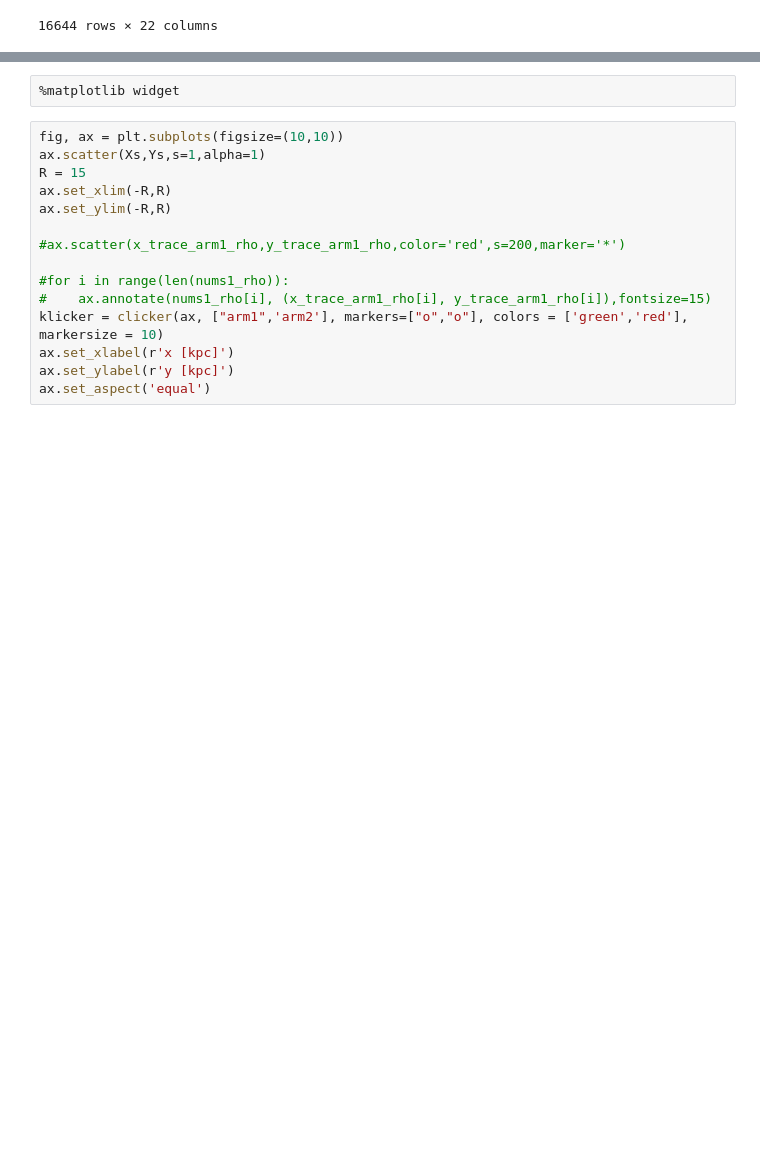
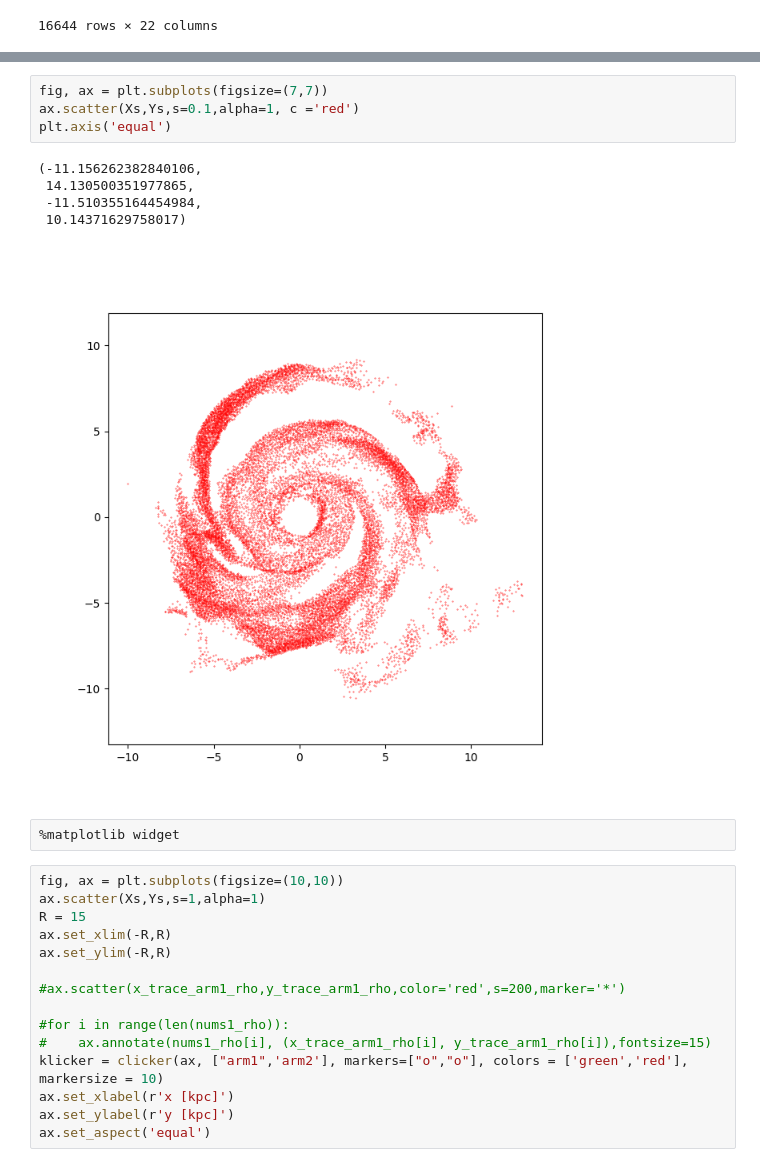
Before and after one commit to danielhcertuche/SpiralStructure_IllustrisTNG50, a Jupyter notebook: Arm_TracingPoints_rho-Copy23_09_DANI-Halo11.ipynb, the cells around one changed output, grey strips where cells are left out. Drawn from its saved outputs; the diff is of its cells as text; blank space fills up the shorter version.

```diff
--- a/Arm_TracingPoints_rho-Copy23_09_DANI-Halo11.ipynb
+++ b/Arm_TracingPoints_rho-Copy23_09_DANI-Halo11.ipynb
@@ -332,3 +362,13 @@ Filtered_df_lim[['x','y','z','Rs','vx','vy','vz','rho_resta_final_exp']].to_csv(
+# %%
+fig, ax = plt.subplots(figsize=(7,7))
+ax.scatter(Xs,Ys,s=0.1,alpha=1, c ='red')
+plt.axis('equal')
+# %% [output]
+(-11.156262382840106,
+ 14.130500351977865,
+ -11.510355164454984,
+ 10.14371629758017)
+[figure, added]
 # %%
 %matplotlib widget
 # %%
```
Also changed, not shown: parts of 3 cells of this notebook, 6 other files.
